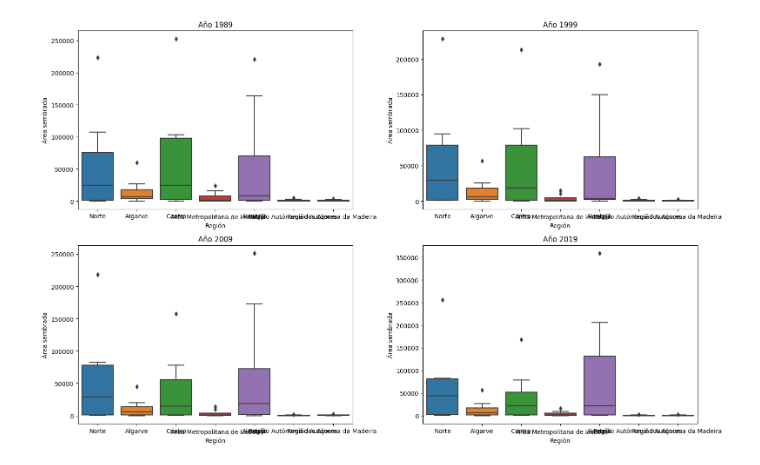
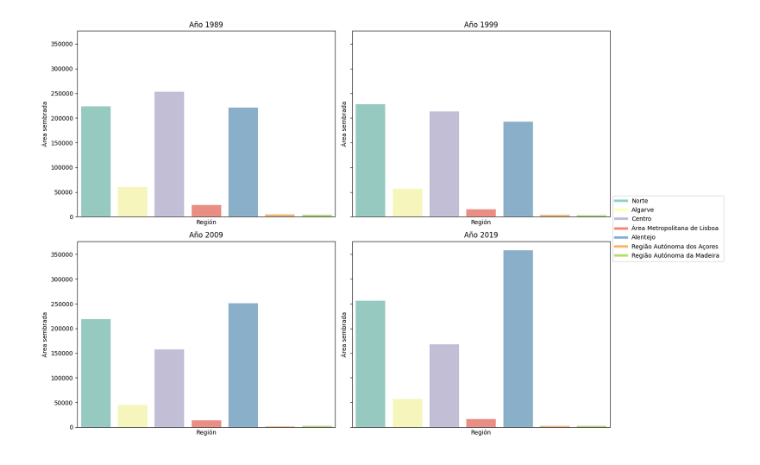
Before and after one commit to domwelsh/avcad_final, a Jupyter notebook: Codes/Code_1.ipynb, the cells around one changed output. Saved outputs shown, nothing was run; the diff lists cells and outputs as text; code cells hidden in the pictures.

```diff
--- a/Codes/Code_1.ipynb
+++ b/Codes/Code_1.ipynb
@@ -26,19 +22,27 @@ df.head(50)
-# %%
-# Filtrar los datos por los años deseados
-years = [1989, 1999, 2009, 2019]
-df_filtered = df[df['year'].isin(years)]
-
-# Configurar el tamaño de la figura y crear subplots
-plt.figure(figsize=(16, 10))
-
-for i, year in enumerate(years, 1):
-    plt.subplot(2, 2, i)
-    sns.boxplot(x='region_name', y='area', data=df_filtered[df_filtered['year'] == year])
-    plt.title(f'Año {year}')
-    plt.xlabel('Región')
-    plt.ylabel('Área sembrada')
-
-plt.tight_layout()
-plt.show()
-# %% [output]
-[figure, removed]
+# %%
+# Filtrar los datos por crop_name "Total"
+df_filtered = df[df['crop_name'] == "Total"]
+
+# Configurar el tamaño de la figura y crear subplots
+fig, axes = plt.subplots(2, 2, figsize=(16, 10), sharey=True)
+
+# Crear una paleta de colores para las regiones
+unique_regions = df_filtered['region_name'].unique()
+palette = dict(zip(unique_regions, sns.color_palette('Set3', len(unique_regions))))
+
+for ax, year in zip(axes.flatten(), df_filtered['year'].unique()):
+    sns.barplot(x='region_name', y='area', data=df_filtered[df_filtered['year'] == year], palette=palette, ax=ax)
+    ax.set_title(f'Año {year}')
+    ax.set_xlabel('Región')
+    ax.set_ylabel('Área sembrada')
+    ax.set_xticks([])
+
+
+# Añadir una leyenda fuera del bucle
+handles = [plt.Line2D([0], [0], color=palette[region], lw=4) for region in unique_regions]
+labels = unique_regions
+fig.legend(handles, labels, loc='center left', bbox_to_anchor=(0.84, 0.5))
+plt.tight_layout(rect=[0, 0, 0.85, 1])  # Ajustar el layout para dar espacio a la leyenda
+plt.show()
+# %% [output]
+[figure, added]
```
Also changed, not shown: parts of 2 cells of this notebook.
